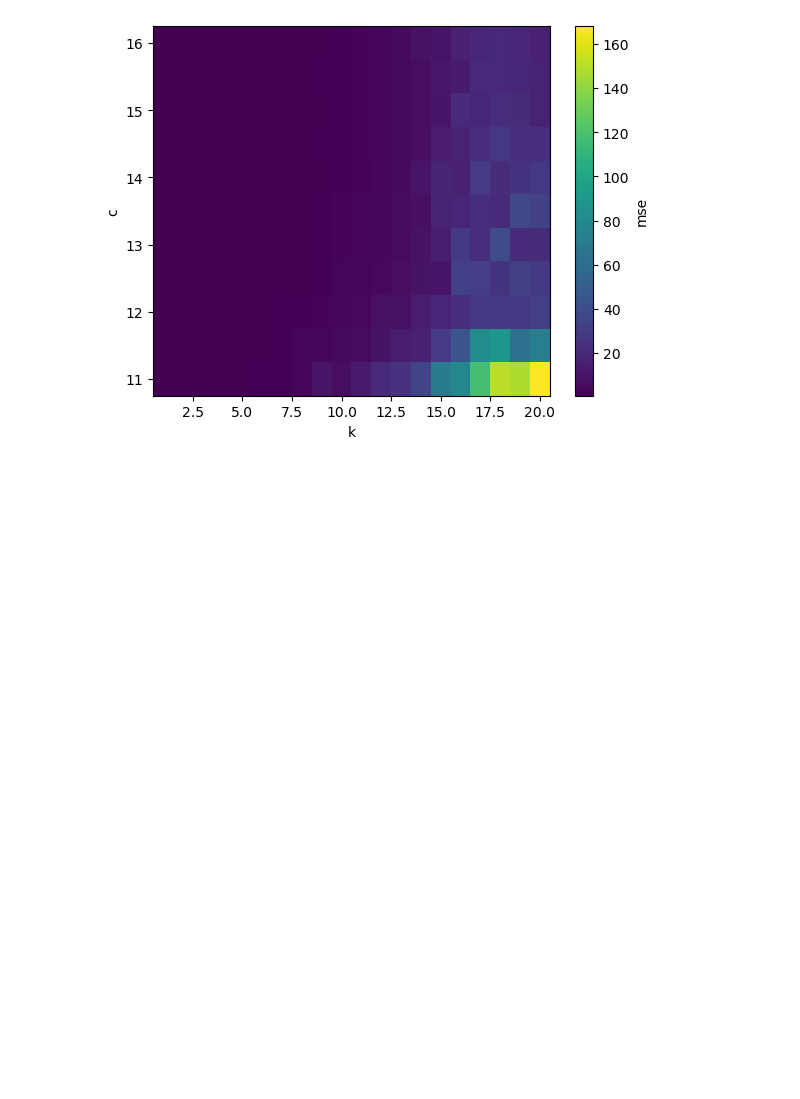
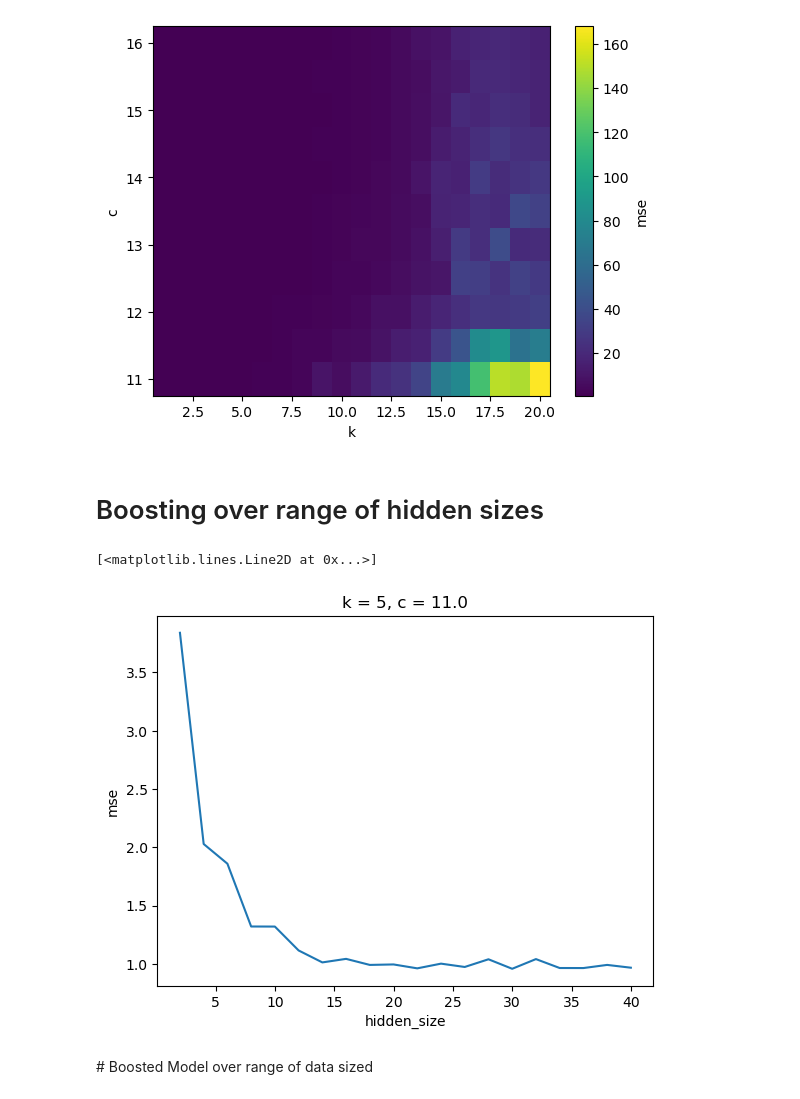
Before and after one commit to TomMann937/projectIV-code, a Jupyter notebook: notebooks/boosting.ipynb, the cells around one changed output. Saved outputs shown, nothing was run; the diff lists cells and outputs as text; code cells hidden in the pictures; blank space fills up the shorter version.

```diff
--- a/notebooks/boosting.ipynb
+++ b/notebooks/boosting.ipynb
@@ -112,5 +106,5 @@ Early stopping triggered at epoch: 16
 # %%
-test_loader = DataLoader(test_dataset, batch_size=64, shuffle=False)
+test_loader = DataLoader(test_dataset, batch_size=256, shuffle=False)
 # %%
 
 
@@ -161,10 +155,11 @@ for i_k, k in enumerate(k_range):
       val_dataset=val_dataset,
       hidden_size=100,
       num_layers=1,
-      batch_size=64,
+      batch_size=256,
       learning_rate=0.01,
       num_epochs=50,
-      silence=True
+      silence=True,
+      device=device
     )
 
     test_loader = DataLoader(test_dataset, batch_size=128, shuffle=False)
@@ -223,3 +218,22 @@ ds.mse.plot(x="k", y='c')
 out_path = Path("../data/processed/mse_boosted_model.nc")
 
 ds.to_netcdf(out_path)
+# %% [markdown]
+# Boosting over range of hidden sizes
+# %%
+c_range = np.linspace(11,16,11)
+hidden_sizes = np.arange(2,42,2)
+k_range = [5,10,15]
+configs = list(product(hidden_sizes, k_range, c_range))
+# %%
+ds = xr.Dataset(
+    {
+        "mse": (("hidden_size", "k", "c"),
+                np.full((len(hidden_sizes), len(k_range), len(c_range)), np.nan))
+    },
+    coords={
+        "hidden_size": hidden_sizes,
+        "k": k_range,
+        "c": c_range
+    }
+)
@@ -225,0 +284,5 @@ ds.to_netcdf(out_path)
+# %%
+ds["mse"].sel(k=5, c=11).plot()
+# %% [output]
+[<matplotlib.lines.Line2D at 0x...>]
+[figure, added]
@@ -225,0 +296,2 @@ ds.to_netcdf(out_path)
+# %% [markdown]
+# Boosted Model over range of data sized
```
Also changed, not shown: parts of 20 cells of this notebook, 8 other files.
